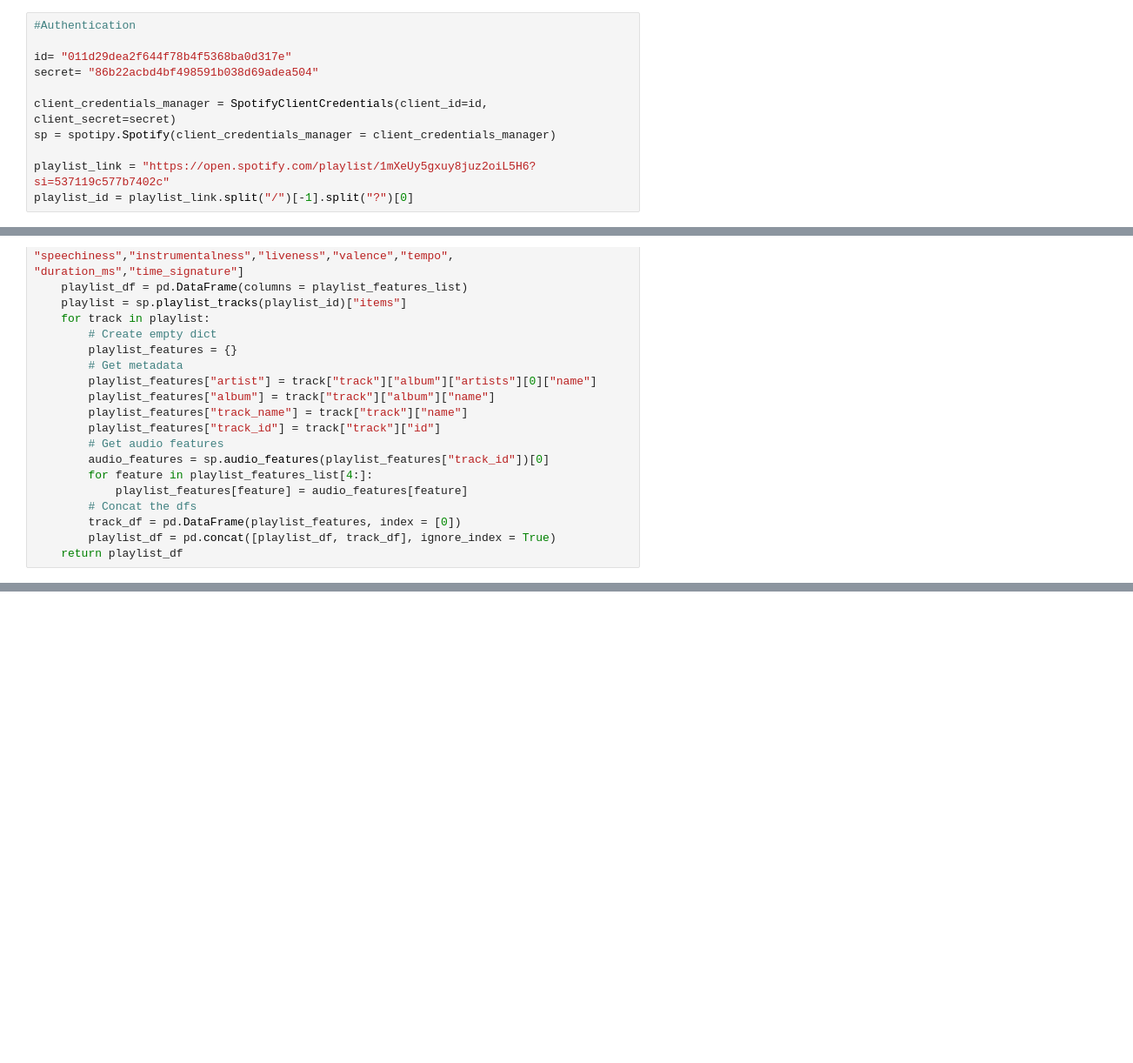
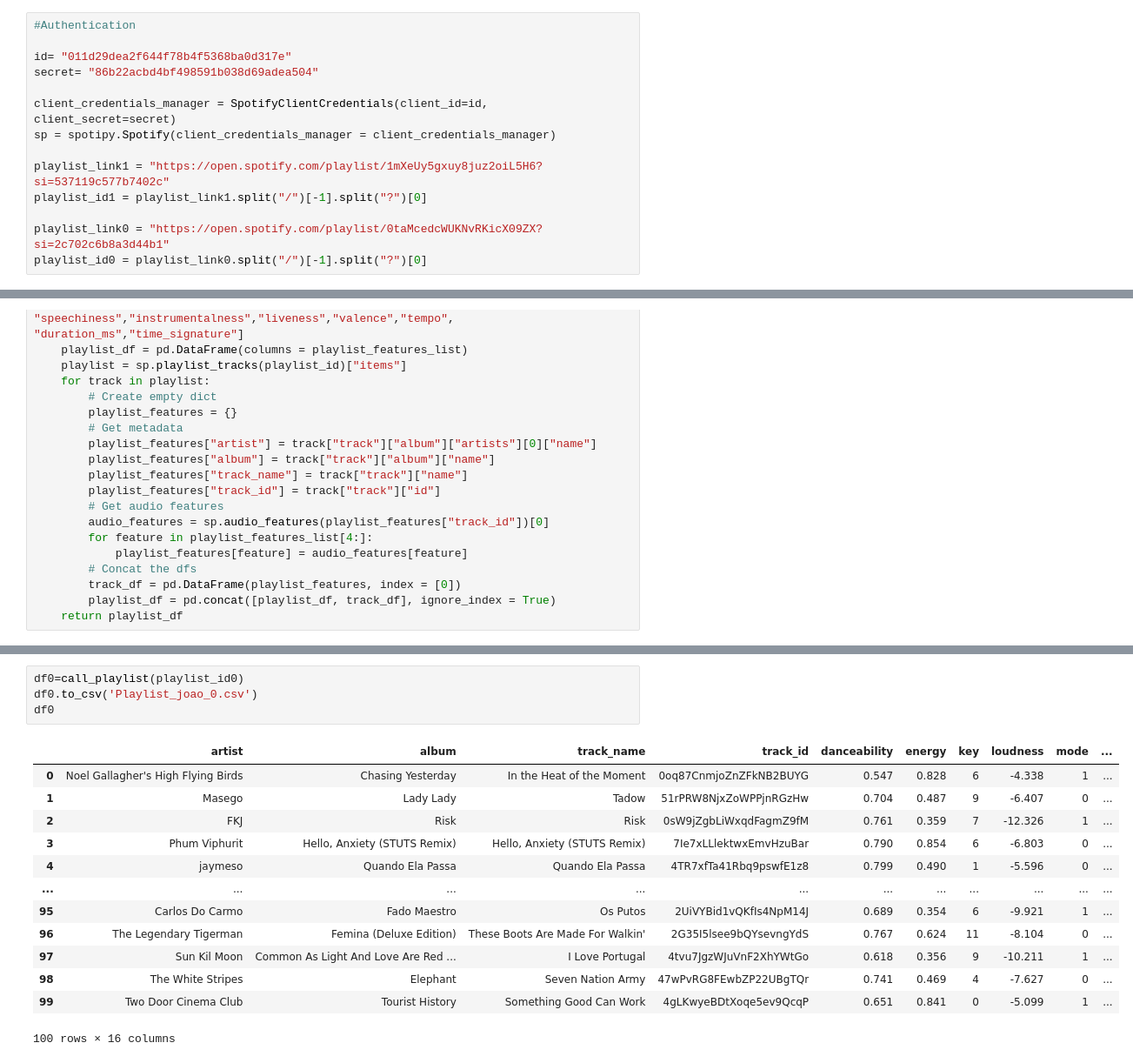
Before and after one commit to claramarto11/AAvanceproject, a Jupyter notebook: Projeto.ipynb, the cells around one changed output, grey strips where cells are left out. Shown at 87% size. Saved outputs shown, nothing was run; the diff lists cells and outputs as text; blank space fills up the shorter version.

```diff
--- a/Projeto.ipynb
+++ b/Projeto.ipynb
@@ -25,8 +43,11 @@ secret= "86b22acbd4bf498591b038d69adea504"
 client_credentials_manager = SpotifyClientCredentials(client_id=id, client_secret=secret)
 sp = spotipy.Spotify(client_credentials_manager = client_credentials_manager)
 
-playlist_link = "https://open.spotify.com/playlist/1mXeUy5gxuy8juz2oiL5H6?si=537119c577b7402c"
-playlist_id = playlist_link.split("/")[-1].split("?")[0]
+playlist_link1 = "https://open.spotify.com/playlist/1mXeUy5gxuy8juz2oiL5H6?si=537119c577b7402c"
+playlist_id1 = playlist_link1.split("/")[-1].split("?")[0]
+
+playlist_link0 = "https://open.spotify.com/playlist/0taMcedcWUKNvRKicX09ZX?si=2c702c6b8a3d44b1"
+playlist_id0 = playlist_link0.split("/")[-1].split("?")[0]
 # %%
 def call_playlist(playlist_id):
     playlist_features_list = ["artist","album","track_name",  "track_id","danceability","energy","key","loudness","mode", "speechiness","instrumentalness","liveness","valence","tempo", "duration_ms","time_signature"]
@@ -67,0 +90,18 @@ df
+# %%
+df0=call_playlist(playlist_id0)
+df0.to_csv('Playlist_joao_0.csv')
+df0
+# %% [output]
+|  | artist | album | track_name | track_id | danceability | energy | key | loudness | mode | ... |
+| 0 | Noel Gallagher's High Flying Birds | Chasing Yesterday | In the Heat of the Moment | 0oq87CnmjoZnZFkNB2BUYG | 0.547 | 0.828 | 6 | -4.338 | 1 | ... |
+| 1 | Masego | Lady Lady | Tadow | 51rPRW8NjxZoWPPjnRGzHw | 0.704 | 0.487 | 9 | -6.407 | 0 | ... |
+| 2 | FKJ | Risk | Risk | 0sW9jZgbLiWxqdFagmZ9fM | 0.761 | 0.359 | 7 | -12.326 | 1 | ... |
+| 3 | Phum Viphurit | Hello, Anxiety (STUTS Remix) | Hello, Anxiety (STUTS Remix) | 7Ie7xLLlektwxEmvHzuBar | 0.790 | 0.854 | 6 | -6.803 | 0 | ... |
+| 4 | jaymeso | Quando Ela Passa | Quando Ela Passa | 4TR7xfTa41Rbq9pswfE1z8 | 0.799 | 0.490 | 1 | -5.596 | 0 | ... |
+| ... | ... | ... | ... | ... | ... | ... | ... | ... | ... | ... |
+| 95 | Carlos Do Carmo | Fado Maestro | Os Putos | 2UiVYBid1vQKfIs4NpM14J | 0.689 | 0.354 | 6 | -9.921 | 1 | ... |
+| 96 | The Legendary Tigerman | Femina (Deluxe Edition) | These Boots Are Made For Walkin' | 2G35I5lsee9bQYsevngYdS | 0.767 | 0.624 | 11 | -8.104 | 0 | ... |
+| 97 | Sun Kil Moon | Common As Light And Love Are Red ... | I Love Portugal | 4tvu7JgzWJuVnF2XhYWtGo | 0.618 | 0.356 | 9 | -10.211 | 1 | ... |
+| 98 | The White Stripes | Elephant | Seven Nation Army | 47wPvRG8FEwbZP22UBgTQr | 0.741 | 0.469 | 4 | -7.627 | 0 | ... |
+| 99 | Two Door Cinema Club | Tourist History | Something Good Can Work | 4gLKwyeBDtXoqe5ev9QcqP | 0.651 | 0.841 | 0 | -5.099 | 1 | ... |
+100 rows × 16 columns
```
Also changed, not shown: parts of 3 cells of this notebook.
